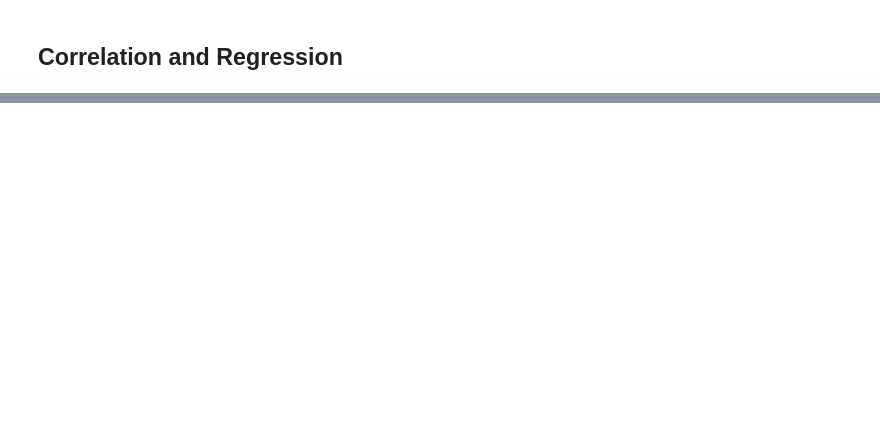
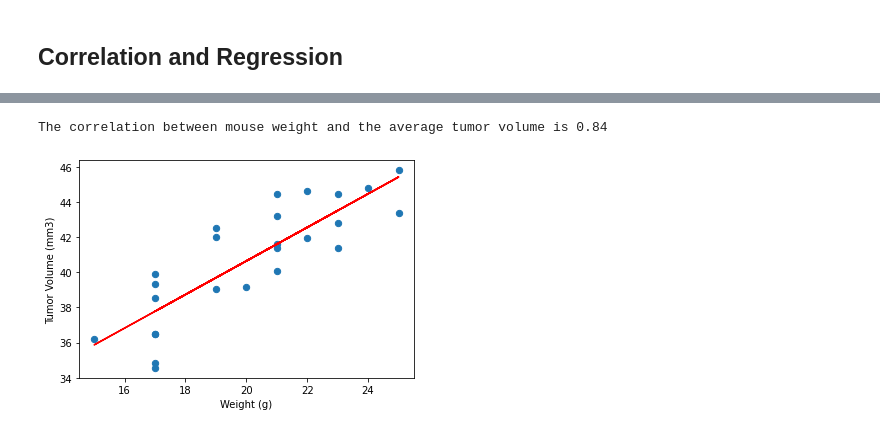
Before and after one commit to baruchfrost/pyma-analysis, a Jupyter notebook: pymaceuticals_analysis.ipynb, the cells around one changed output, grey strips where cells are left out. Saved outputs shown, nothing was run; the diff lists cells and outputs as text; code cells hidden in the pictures; blank space fills up the shorter version.

```diff
--- a/pymaceuticals_analysis.ipynb
+++ b/pymaceuticals_analysis.ipynb
@@ -293,0 +299,14 @@ The correlation between mouse weight and the average tumor volume is 0.84
+# %%
+# Calculate the correlation coefficient and linear regression model
+# for mouse weight and average tumor volume for the Capomulin regimen
+
+(slope, intercept, rvalue, pvalue, stderr) = st.linregress(capomulin_mice_avg["Weight (g)"], capomulin_mice_avg["Tumor Volume (mm3)"])
+regress_values = capomulin_mice_avg["Weight (g)"] * slope + intercept
+
+capomulin_mice_avg.plot.scatter(x="Weight (g)", y="Tumor Volume (mm3)", s=40)
+plt.plot(capomulin_mice_avg["Weight (g)"],regress_values,"r-")
+
+print(f"The correlation between mouse weight and the average tumor volume is {rvalue:.2f}")
+# %% [output]
+The correlation between mouse weight and the average tumor volume is 0.84
+[figure, added]
```
Also changed, not shown: parts of 3 cells of this notebook.
